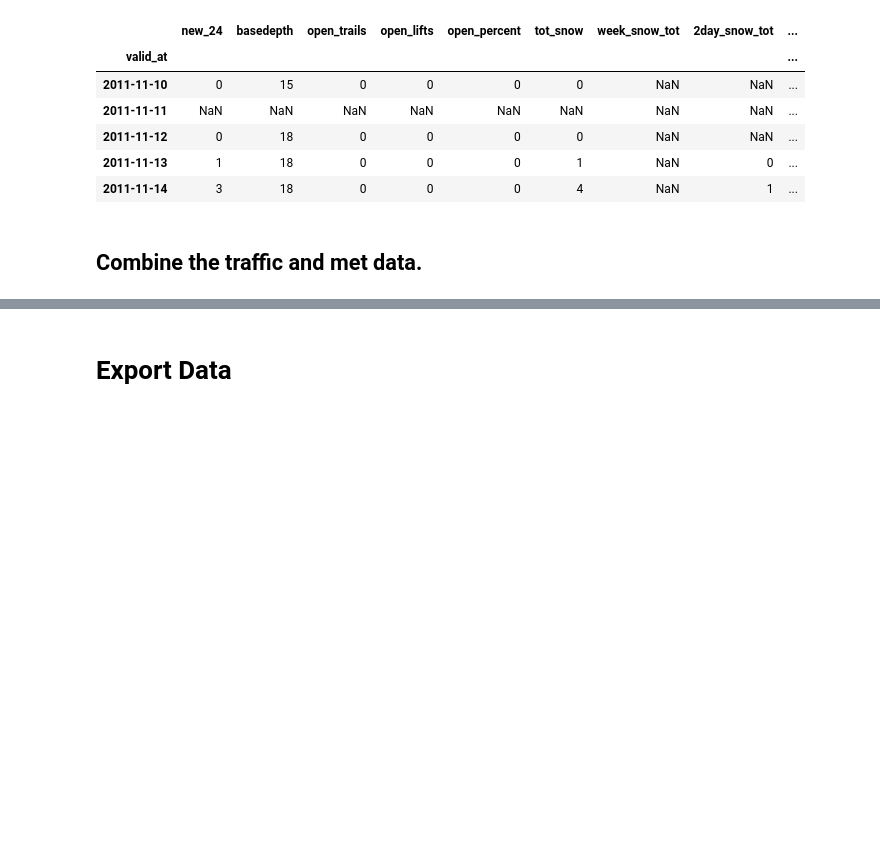
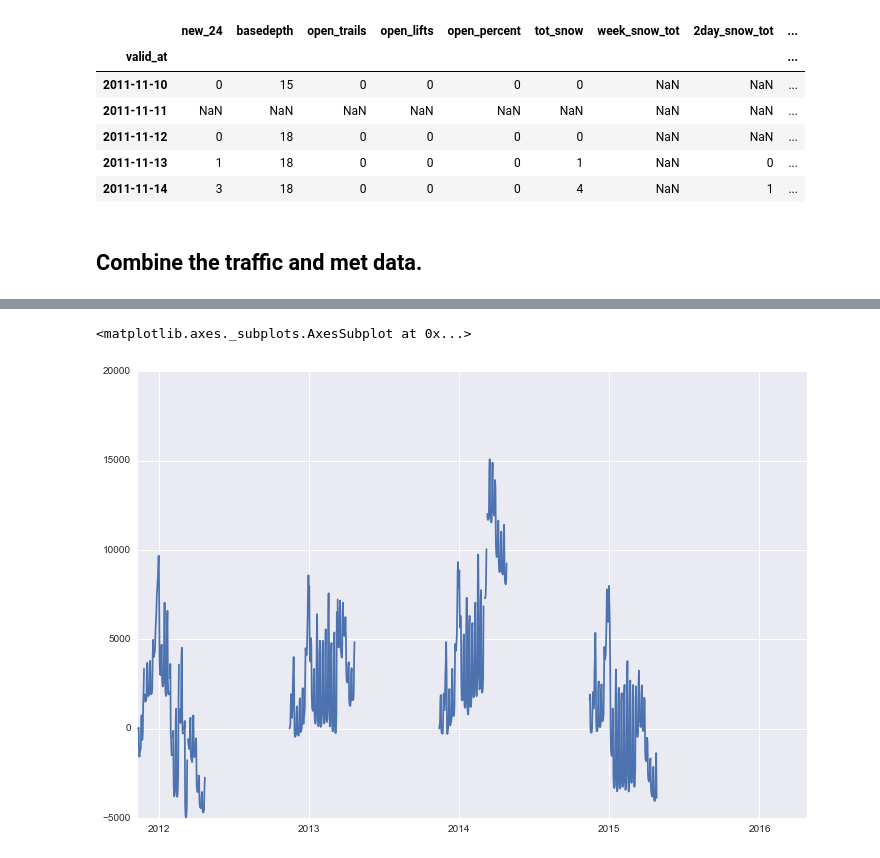
Before and after one commit to balmandhunter/ski_in_solitude, a Jupyter notebook: combine_traffic_and_met.ipynb, the cells around one changed output, grey strips where cells are left out. Drawn from its saved outputs; the diff is of its cells as text; code cells hidden in the pictures; blank space fills up the shorter version.

```diff
--- a/combine_traffic_and_met.ipynb
+++ b/combine_traffic_and_met.ipynb
@@ -215,2 +68,0 @@ sns.corrplot(df_all, annot=True, sig_stars=False,
-# %%
-df_all.fillna(df_all.mean(), inplace=True)
@@ -260,5 +68,0 @@ cv_pred_lasso = cross_val_predict(lasso, X, y, cv = 10)
-# %%
-pred = mdl.predict(X)
-df_all['model_pred'] = pred
-df_all['cv_lin_pred'] = cv_pred
-df_all['lasso_pred'] = cv_pred_lasso
@@ -267,2 +68,0 @@ ref_column = 'skiers'
-# %%
-plot_fitted_and_ref_vs_time(df_all, ref_column)
@@ -271,2 +68,0 @@ plot_fitted_and_ref_vs_time(df_all, ref_column)
-# %%
-fitted_vs_ref_plot(df_all, ref_column)
@@ -285,2 +68,0 @@ df_all.head()
-# %% [markdown]
-# Export Data
@@ -296,0 +69,5 @@ pickle_out.close()
+# %%
+df_all.skiers.plot()
+# %% [output]
+<matplotlib.axes._subplots.AxesSubplot at 0x...>
+[figure, added]
```
Also changed, not shown: parts of 50 cells of this notebook, 6 other files.
